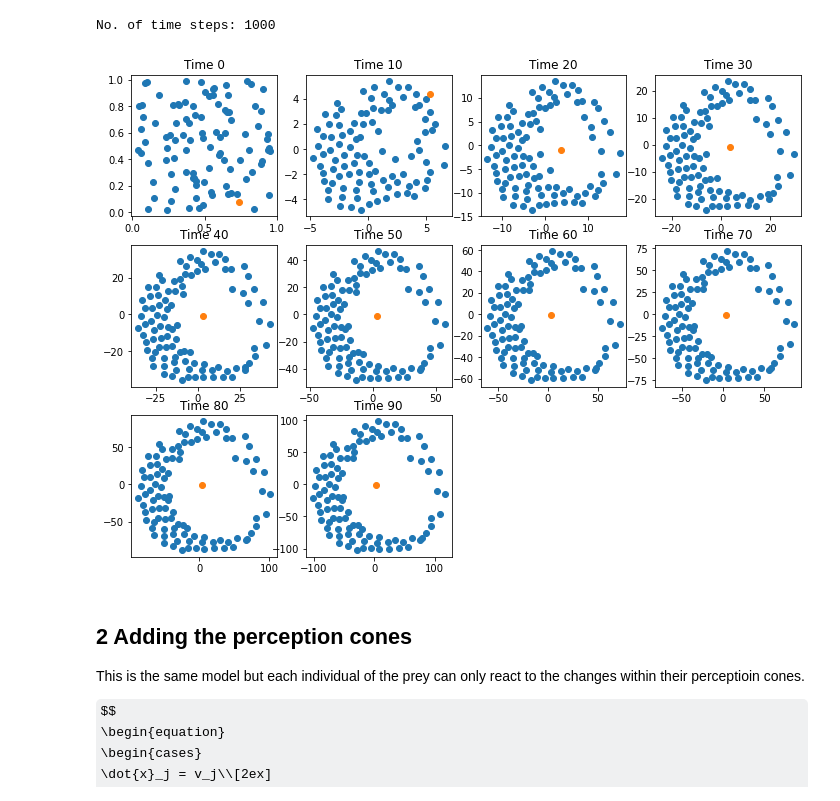
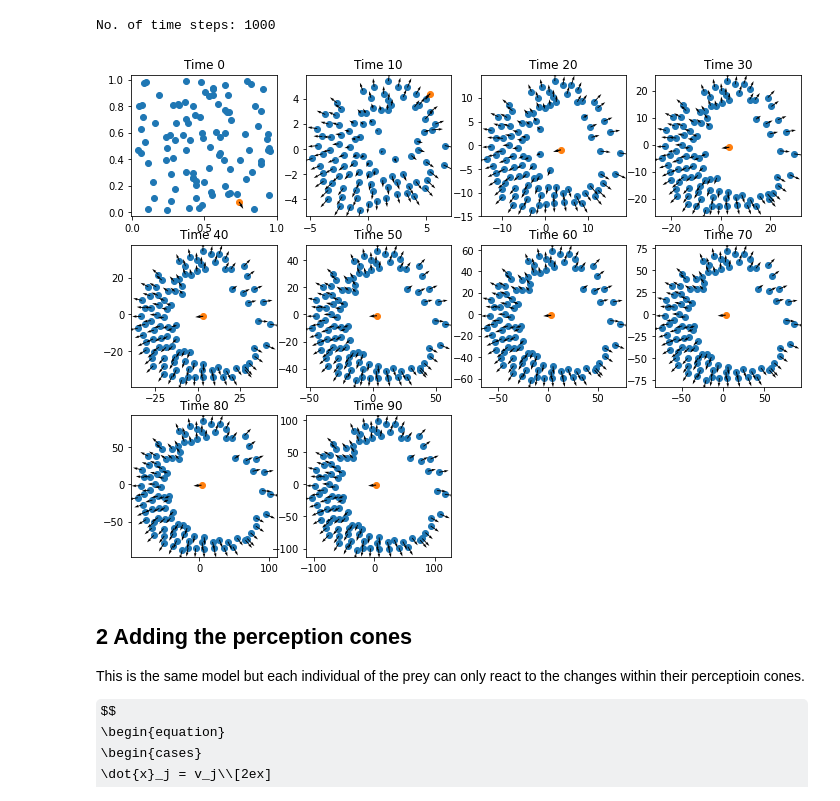
Before and after one commit to isomorphicdude/Summer2022UROP, a Jupyter notebook: improvements.ipynb, the cells around one changed output. Drawn from its saved outputs; the diff is of its cells as text; code cells hidden in the pictures; some formulas as TeX source.

```diff
--- a/improvements.ipynb
+++ b/improvements.ipynb
@@ -118,9 +121,9 @@ case3  = computeSoln(model1,
 # %% [output]
 No. of time steps: 1000
 # %%
-multiPlot(case3, None, True)
+multiPlot(case3, axis_lim = None, second_order = True, quiver=True)
 # %% [output]
-[figure, old version]
+[figure, new version]
 # %% [markdown]
 ## 2 Adding the perception cones
 
```
Also changed, not shown: parts of 7 cells of this notebook.
